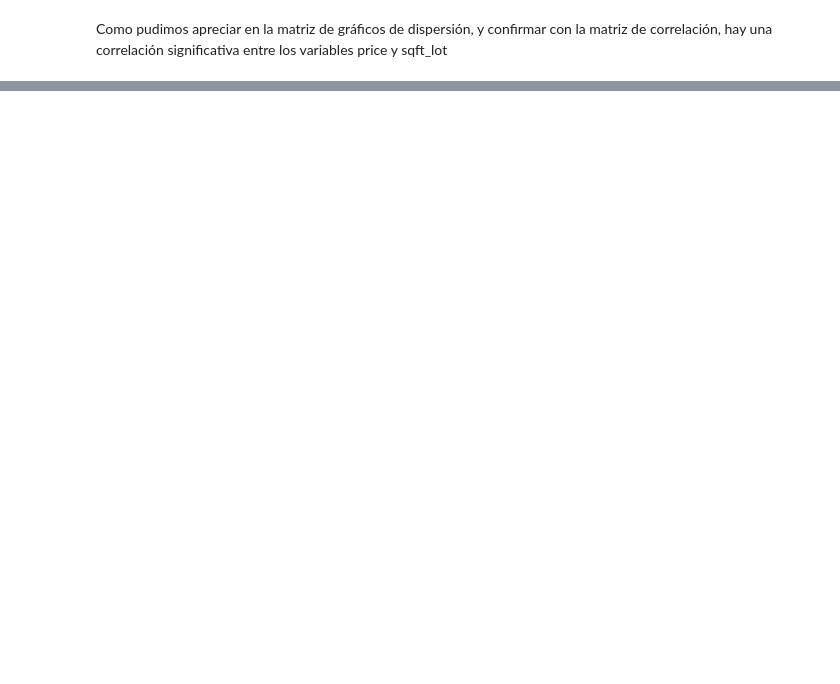
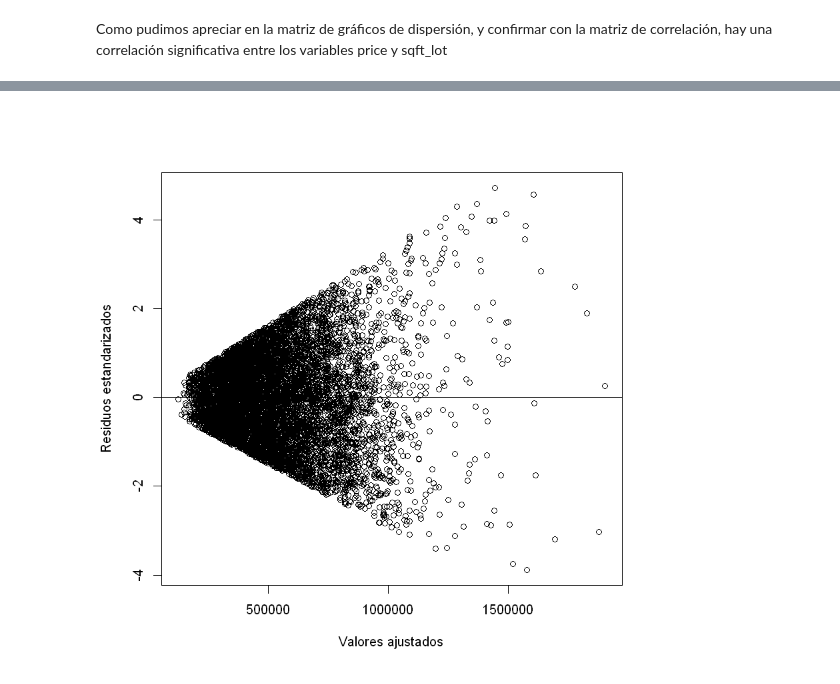
Before and after one commit to ejimenezdelgado/walc_2018_track_big_data, a Jupyter notebook: Dia 1/Regresion Lineal Simple/Regresión Lineal Simple.ipynb, the cells around one changed output, grey strips where cells are left out. Cells and saved outputs as stored; diff of their text form; code cells hidden in the pictures; blank space fills up the shorter version.

```diff
--- a/Dia 1/Regresion Lineal Simple/Regresión Lineal Simple.ipynb
+++ b/Dia 1/Regresion Lineal Simple/Regresión Lineal Simple.ipynb
@@ -173,0 +183,5 @@ abline(lm(y ~ x, data = log(d)))
+# %%
+plot(fitted.values(reg.price),rstandard(reg.price), xlab="Valores ajustados", ylab="Residuos estandarizados")  # gráfico 2D de los valores ajustados vs. los residuos estandarizados
+abline(h=0) # dibuja la recta en cero
+# %% [output]
+[figure, added]
```
Also changed, not shown: parts of 19 cells of this notebook, 5 other files.
